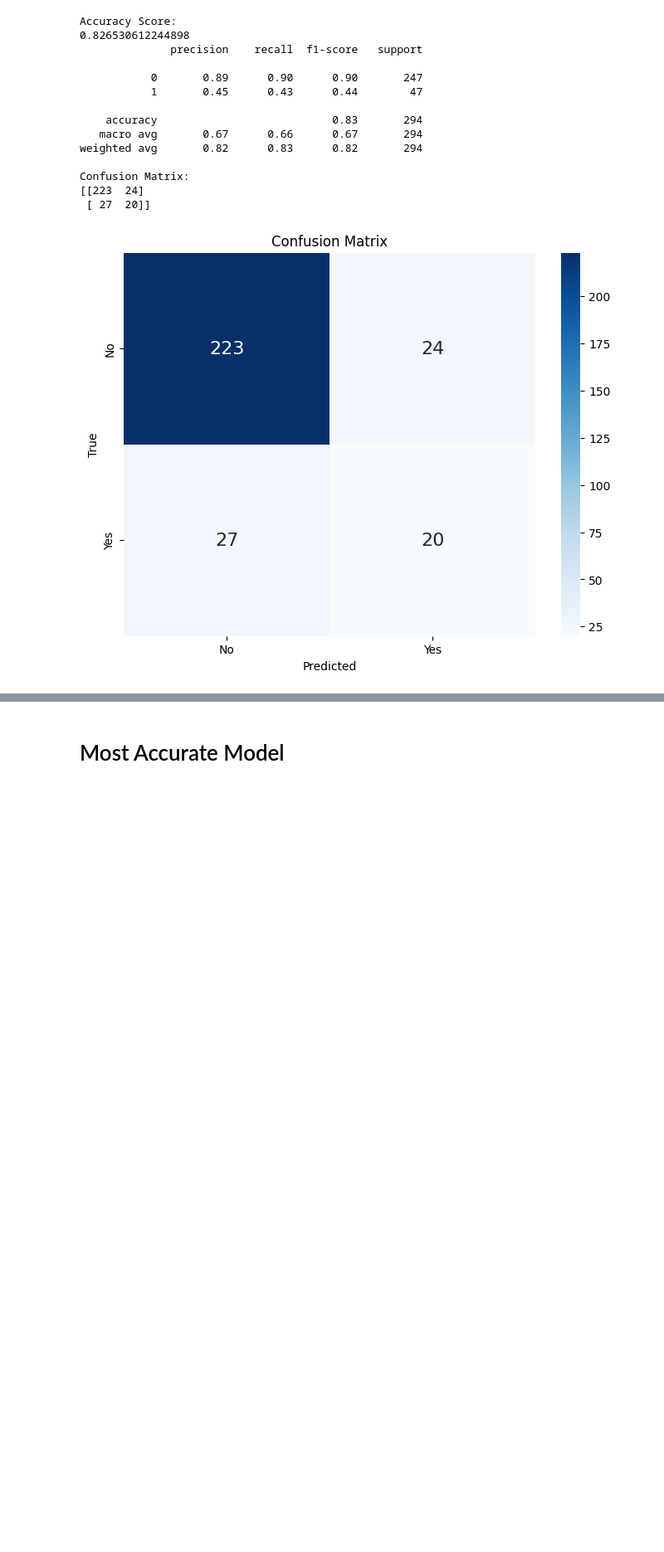
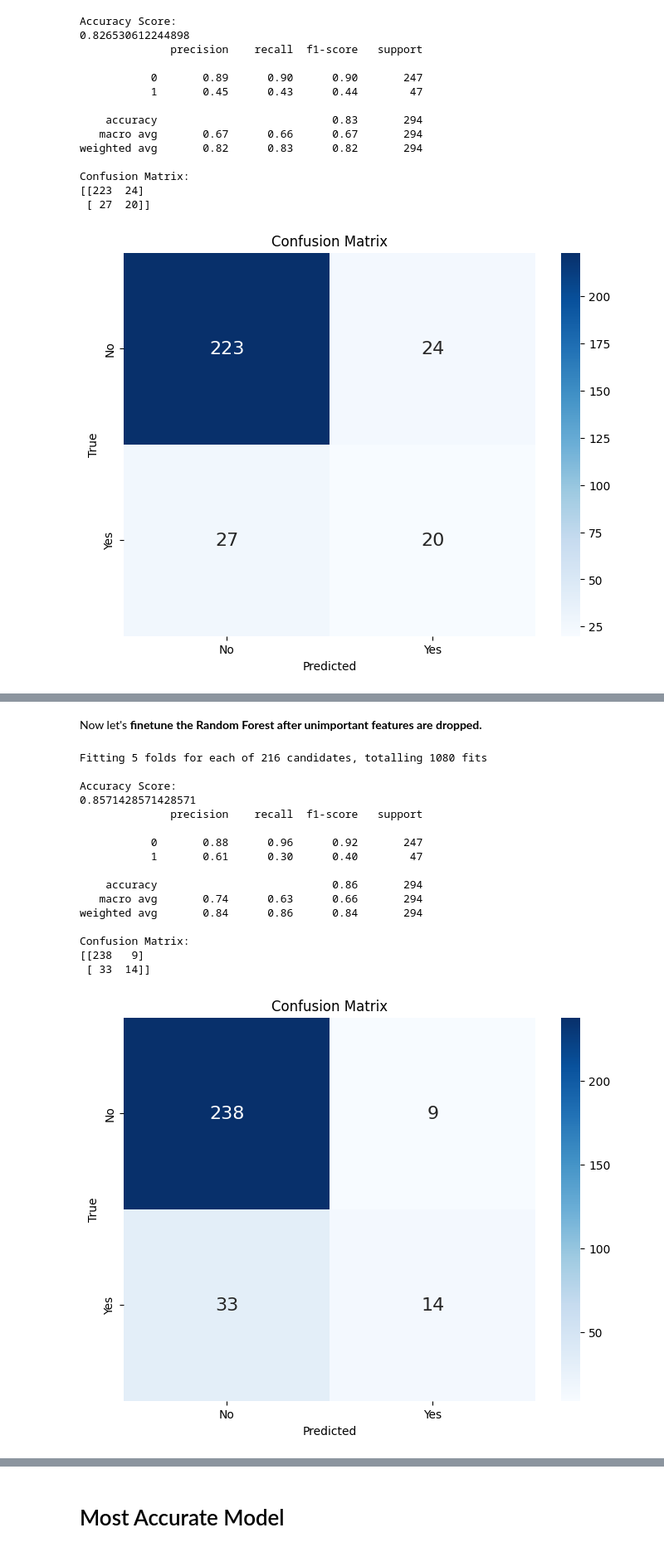
Before and after one commit to byrdwcrawford/HR_Analytics, a Jupyter notebook: HR_Model_Final.ipynb, the cells around one changed output, grey strips where cells are left out. Shown at 83% size. Drawn from its saved outputs; the diff is of its cells as text; code cells hidden in the pictures; blank space fills up the shorter version.

```diff
--- a/HR_Model_Final.ipynb
+++ b/HR_Model_Final.ipynb
@@ -1222,0 +1367,64 @@ df_cleaned.corr()
+# %% [markdown]
+Now let's **finetune the Random Forest after unimportant features are dropped.**
+# %%
+# Define the parameter grid
+param_grid_fi_cv_rf = {
+    'n_estimators': [100, 200, 300],
+    'max_depth': [None, 10, 20, 30],
+    'min_samples_split': [2, 5, 10],
+    'min_samples_leaf': [1, 2, 4],
+    'criterion': ['gini', 'entropy']
+}
+
+# Initialize the classifier
+clf_rf = RandomForestClassifier(class_weight='balanced', random_state=42)
+
+# Initialize GridSearchCV with the classifier and parameter grid
+grid_search = GridSearchCV(estimator=clf_rf, param_grid=param_grid_fi_cv_rf,
+                           scoring='accuracy', cv=5, n_jobs=-1, verbose=1)
+
+# Fit GridSearchCV to the training data
+grid_search.fit(X_train_balanced_fi, y_train_balanced_fi)
+
+# Get the best estimator
+best_clf_rf_fi = grid_search.best_estimator_
+
+# Make predictions with the best estimator
+y_pred_cv_fi = best_clf_rf_fi.predict(X_test_fi)
+
+# Evaluate the best estimator
+print("\nAccuracy Score:")
+print(accuracy_score(y_test_fi, y_pred_cv_fi))
+print(classification_report(y_test_fi, y_pred_cv_fi))
+
+# Print confusion matrix
+print("Confusion Matrix:")
+cm_cv_fi = confusion_matrix(y_test_fi, y_pred_cv_fi)
+print(cm_cv_fi)
+
+# Plot confusion matrix
+plt.figure(figsize=(8, 6))
+sns.heatmap(cm_cv_fi, annot=True, cmap='Blues', fmt='g', annot_kws={"size": 16},
+            xticklabels=['No', 'Yes'], yticklabels=['No', 'Yes'])
+plt.xlabel('Predicted')
+plt.ylabel('True')
+plt.title('Confusion Matrix')
+plt.show()
+# %% [output]
+Fitting 5 folds for each of 216 candidates, totalling 1080 fits
+
+Accuracy Score:
+0.8571428571428571
+              precision    recall  f1-score   support
+
+           0       0.88      0.96      0.92       247
+           1       0.61      0.30      0.40        47
+
+    accuracy                           0.86       294
+   macro avg       0.74      0.63      0.66       294
+weighted avg       0.84      0.86      0.84       294
+
+Confusion Matrix:
+[[238   9]
+ [ 33  14]]
+[figure, added]
```
Also changed, not shown: parts of 33 cells of this notebook.
